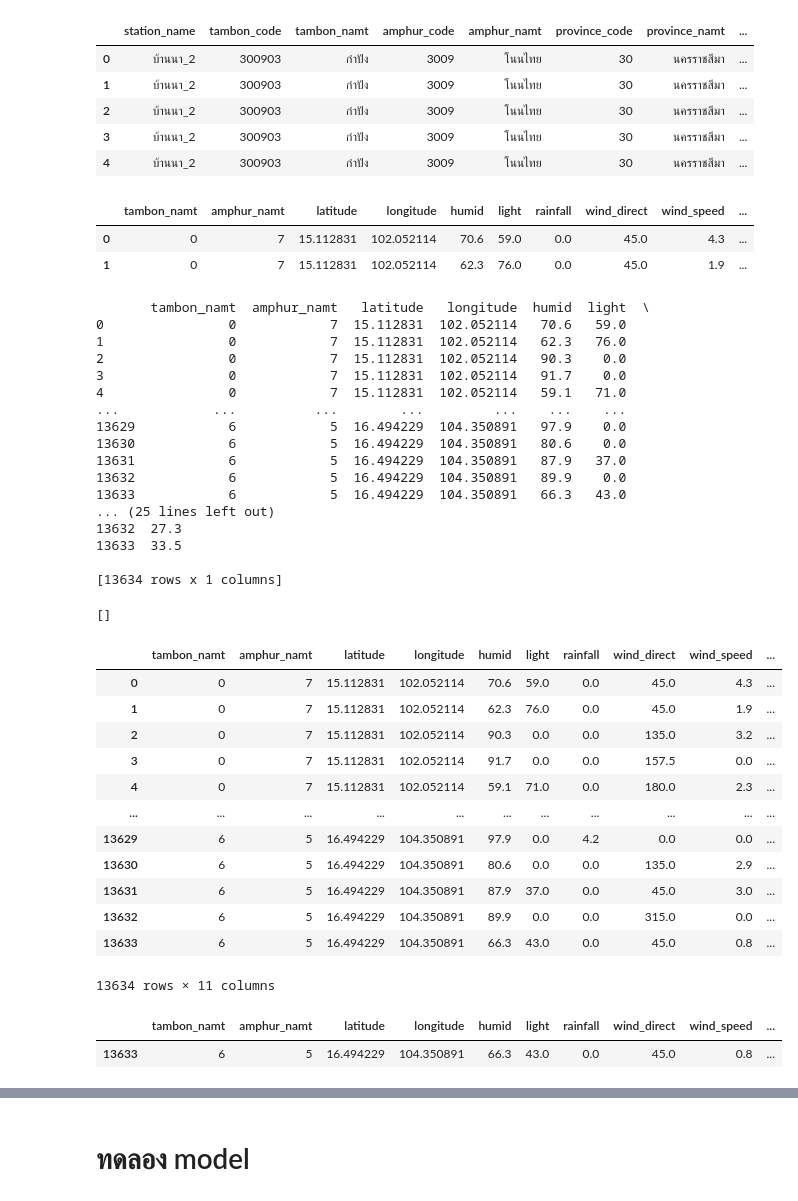
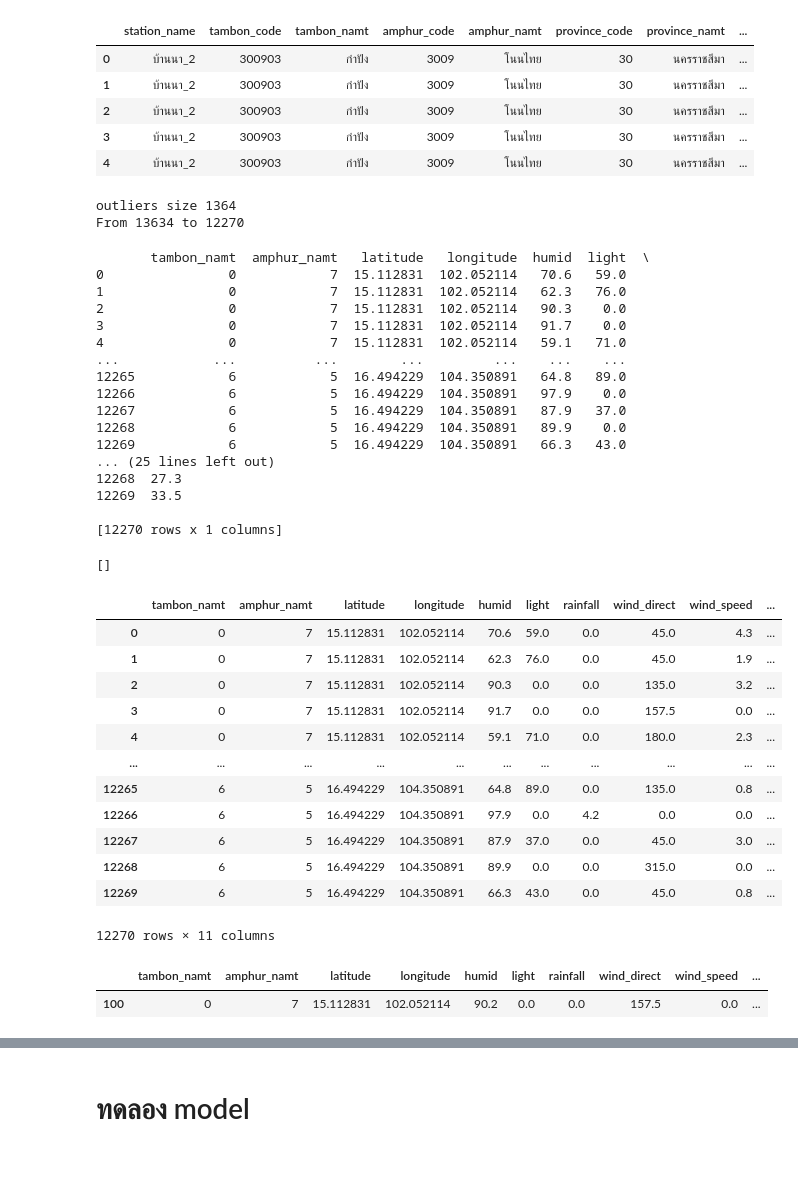
Before and after one commit to sumetsm/Machine-Learning, a Jupyter notebook: ss3-hackathon-online-iots-and-robotics 2/finalProject_ML.ipynb, the cells around one changed output, grey strips where cells are left out. Drawn from its saved outputs; the diff is of its cells as text; code cells hidden in the pictures; blank space fills up the shorter version.

```diff
--- a/ss3-hackathon-online-iots-and-robotics 2/finalProject_ML.ipynb
+++ b/ss3-hackathon-online-iots-and-robotics 2/finalProject_ML.ipynb
@@ -96,6 +112,20 @@ train.head()
 | 2 | บ้านนา_2 | 300903 | กำปัง | 3009 | โนนไทย | 30 | นครราชสีมา | ... |
 | 3 | บ้านนา_2 | 300903 | กำปัง | 3009 | โนนไทย | 30 | นครราชสีมา | ... |
 | 4 | บ้านนา_2 | 300903 | กำปัง | 3009 | โนนไทย | 30 | นครราชสีมา | ... |
+# %%
+# Cut out the outliers humid with sklearn
+clf = LocalOutlierFactor(n_neighbors=20, contamination=0.1)
+y_pred = clf.fit_predict(train[['humid', 'temp']])
+X_scores = clf.negative_outlier_factor_
+outlier_index = np.where(y_pred == -1)
+outlier_index = outlier_index[0]
+print('outliers size', outlier_index.shape[0])
+print('From', train.shape[0], 'to', train.shape[0] - outlier_index.shape[0])
+# drop outliers
+train.drop(outlier_index, inplace=True)
+# %% [output]
+outliers size 1364
+From 13634 to 12270
 # %%
 # # Cut out the outliers humid with sklearn
 # clf = LocalOutlierFactor(n_neighbors=20, contamination=0.1)
@@ -126,14 +156,13 @@ train['amphur_namt'] = le.fit_transform(train['amphur_namt'])
 # simplify feature by dropping out some features
 train.drop(['tambon_code', 'amphur_code', 'province_code', 'province_namt', 'station_name'], axis=1, inplace=True)
 train.head(2)
+train = train.reset_index(drop = True)
-# %% [output]
-|  | tambon_namt | amphur_namt | latitude | longitude | humid | light | rainfall | wind_direct | wind_speed | ... |
-| 0 | 0 | 7 | 15.112831 | 102.052114 | 70.6 | 59.0 | 0.0 | 45.0 | 4.3 | ... |
-| 1 | 0 | 7 | 15.112831 | 102.052114 | 62.3 | 76.0 | 0.0 | 45.0 | 1.9 | ... |
 # %%
 # split x , y
 y = pd.DataFrame(train['temp'])
 x = pd.DataFrame(train.drop(columns='temp'))
+x=x.reset_index(drop = True)
+y=y.reset_index(drop = True)
 print(x)
 print(y)
 # %% [output]
@@ -144,16 +173,16 @@ print(y)
 3                0            7  15.112831  102.052114   91.7    0.0
 4                0            7  15.112831  102.052114   59.1   71.0
 ...            ...          ...        ...         ...    ...    ...
-13629            6            5  16.494229  104.350891   97.9    0.0
-13630            6            5  16.494229  104.350891   80.6    0.0
-13631            6            5  16.494229  104.350891   87.9   37.0
-13632            6            5  16.494229  104.350891   89.9    0.0
-13633            6            5  16.494229  104.350891   66.3   43.0
+12265            6            5  16.494229  104.350891   64.8   89.0
+12266            6            5  16.494229  104.350891   97.9    0.0
+12267            6            5  16.494229  104.350891   87.9   37.0
+12268            6            5  16.494229  104.350891   89.9    0.0
+12269            6            5  16.494229  104.350891   66.3   43.0
 ... (25 lines left out)
-13632  27.3
-13633  33.5
+12268  27.3
+12269  33.5
 
-[13634 rows x 1 columns]
+[12270 rows x 1 columns]
 # %%
 # correlation
 lower = pd.DataFrame(np.tril(x.corr(),-1),columns = x.corr().columns)
@@ -172,17 +201,17 @@ x
 | 3 | 0 | 7 | 15.112831 | 102.052114 | 91.7 | 0.0 | 0.0 | 157.5 | 0.0 | ... |
 | 4 | 0 | 7 | 15.112831 | 102.052114 | 59.1 | 71.0 | 0.0 | 180.0 | 2.3 | ... |
 | ... | ... | ... | ... | ... | ... | ... | ... | ... | ... | ... |
-| 13629 | 6 | 5 | 16.494229 | 104.350891 | 97.9 | 0.0 | 4.2 | 0.0 | 0.0 | ... |
-| 13630 | 6 | 5 | 16.494229 | 104.350891 | 80.6 | 0.0 | 0.0 | 135.0 | 2.9 | ... |
-| 13631 | 6 | 5 | 16.494229 | 104.350891 | 87.9 | 37.0 | 0.0 | 45.0 | 3.0 | ... |
-| 13632 | 6 | 5 | 16.494229 | 104.350891 | 89.9 | 0.0 | 0.0 | 315.0 | 0.0 | ... |
-| 13633 | 6 | 5 | 16.494229 | 104.350891 | 66.3 | 43.0 | 0.0 | 45.0 | 0.8 | ... |
+| 12265 | 6 | 5 | 16.494229 | 104.350891 | 64.8 | 89.0 | 0.0 | 135.0 | 0.8 | ... |
+| 12266 | 6 | 5 | 16.494229 | 104.350891 | 97.9 | 0.0 | 4.2 | 0.0 | 0.0 | ... |
+| 12267 | 6 | 5 | 16.494229 | 104.350891 | 87.9 | 37.0 | 0.0 | 45.0 | 3.0 | ... |
+| 12268 | 6 | 5 | 16.494229 | 104.350891 | 89.9 | 0.0 | 0.0 | 315.0 | 0.0 | ... |
+| 12269 | 6 | 5 | 16.494229 | 104.350891 | 66.3 | 43.0 | 0.0 | 45.0 | 0.8 | ... |
-13634 rows × 11 columns
+12270 rows × 11 columns
 # %%
-x.loc[[13633]]
+x.loc[[100]]
 # %% [output]
 |  | tambon_namt | amphur_namt | latitude | longitude | humid | light | rainfall | wind_direct | wind_speed | ... |
-| 13633 | 6 | 5 | 16.494229 | 104.350891 | 66.3 | 43.0 | 0.0 | 45.0 | 0.8 | ... |
+| 100 | 0 | 7 | 15.112831 | 102.052114 | 90.2 | 0.0 | 0.0 | 157.5 | 0.0 | ... |
 # %%
 # stadard_scaler data
 standard_scaler = preprocessing.StandardScaler()
```
Also changed, not shown: parts of 14 cells of this notebook, 4 other files.
